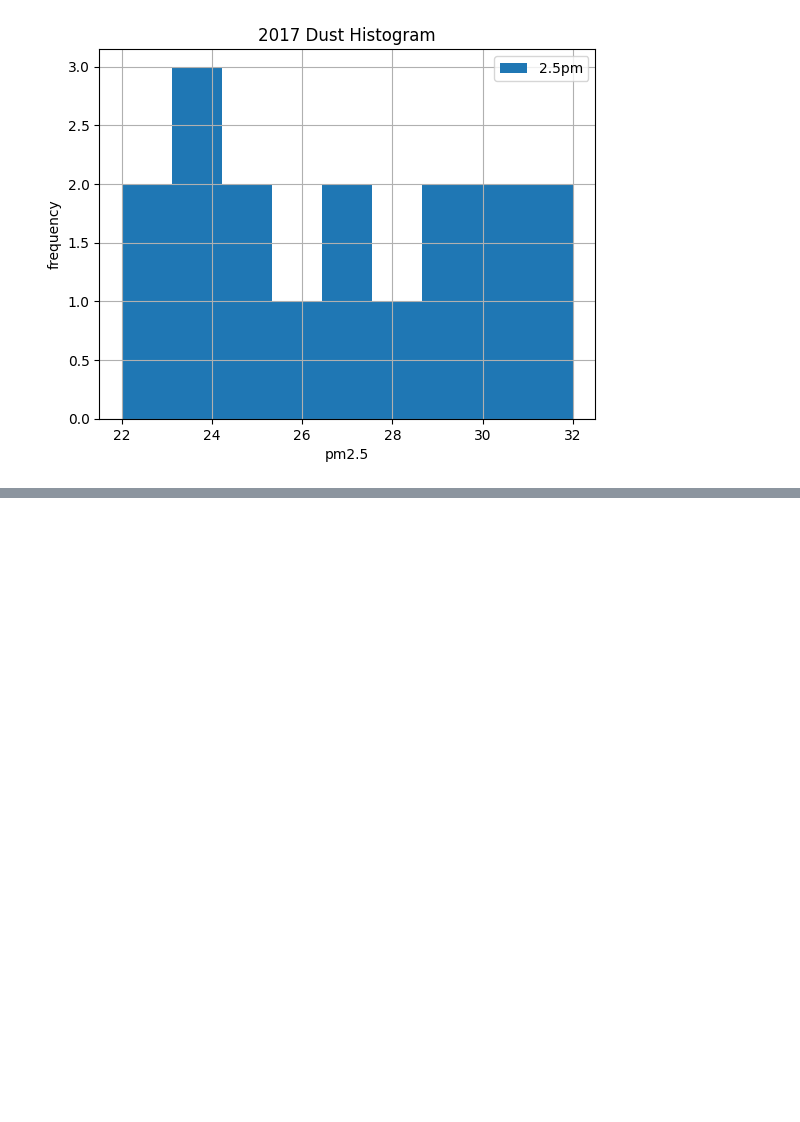
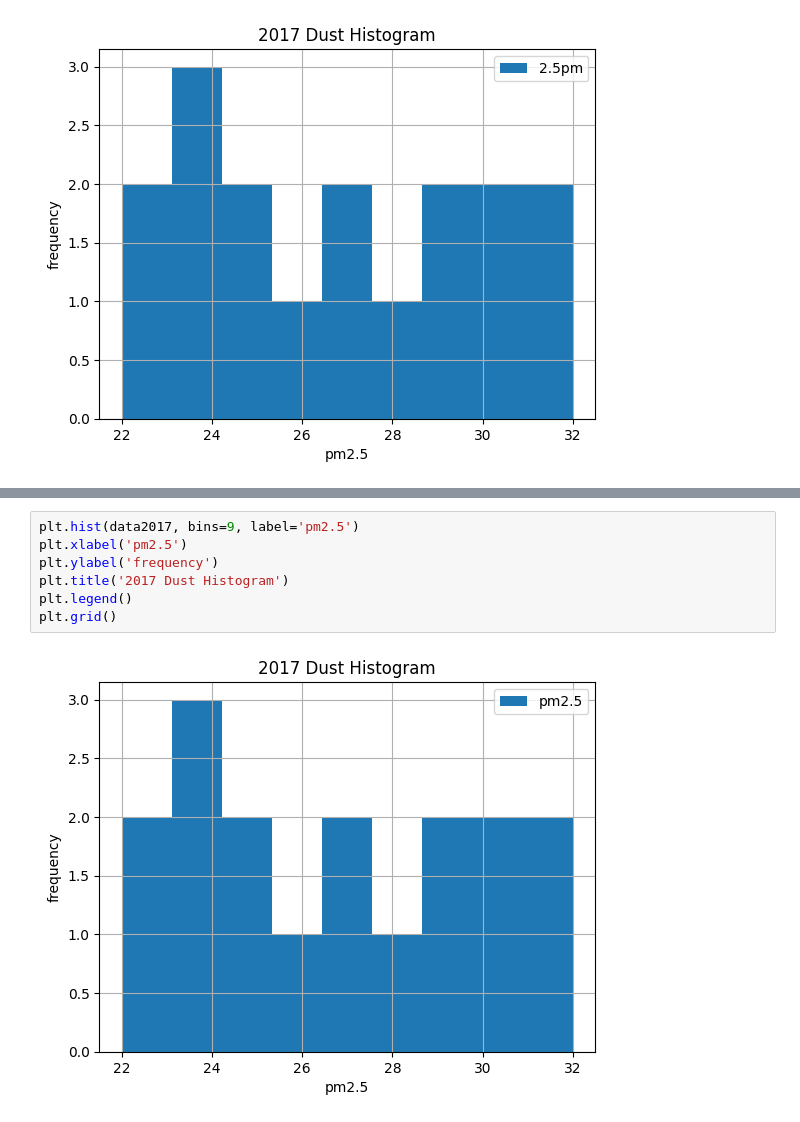
Before and after one commit to kdh100506/AI-General, a Jupyter notebook: Code/05. 데이터 시각화.ipynb, the cells around one changed output, grey strips where cells are left out. Drawn from its saved outputs; the diff is of its cells as text; blank space fills up the shorter version.

```diff
--- a/Code/05. 데이터 시각화.ipynb
+++ b/Code/05. 데이터 시각화.ipynb
@@ -67,0 +100,9 @@ plt.show()
+# %%
+plt.hist(data2017, bins=9, label='pm2.5')
+plt.xlabel('pm2.5')
+plt.ylabel('frequency')
+plt.title('2017 Dust Histogram')
+plt.legend()
+plt.grid()
+# %% [output]
+[figure, added]
```
Also changed, not shown: parts of 9 cells of this notebook, 2 other files.
